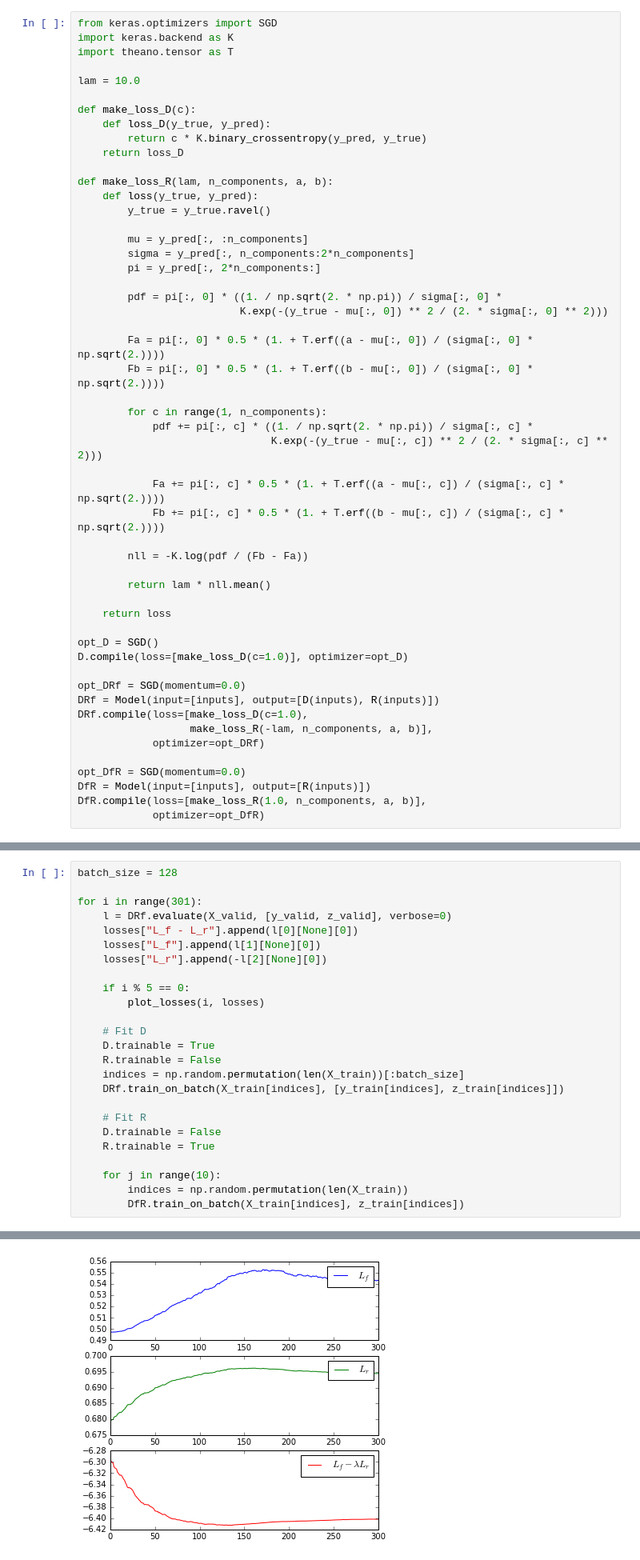
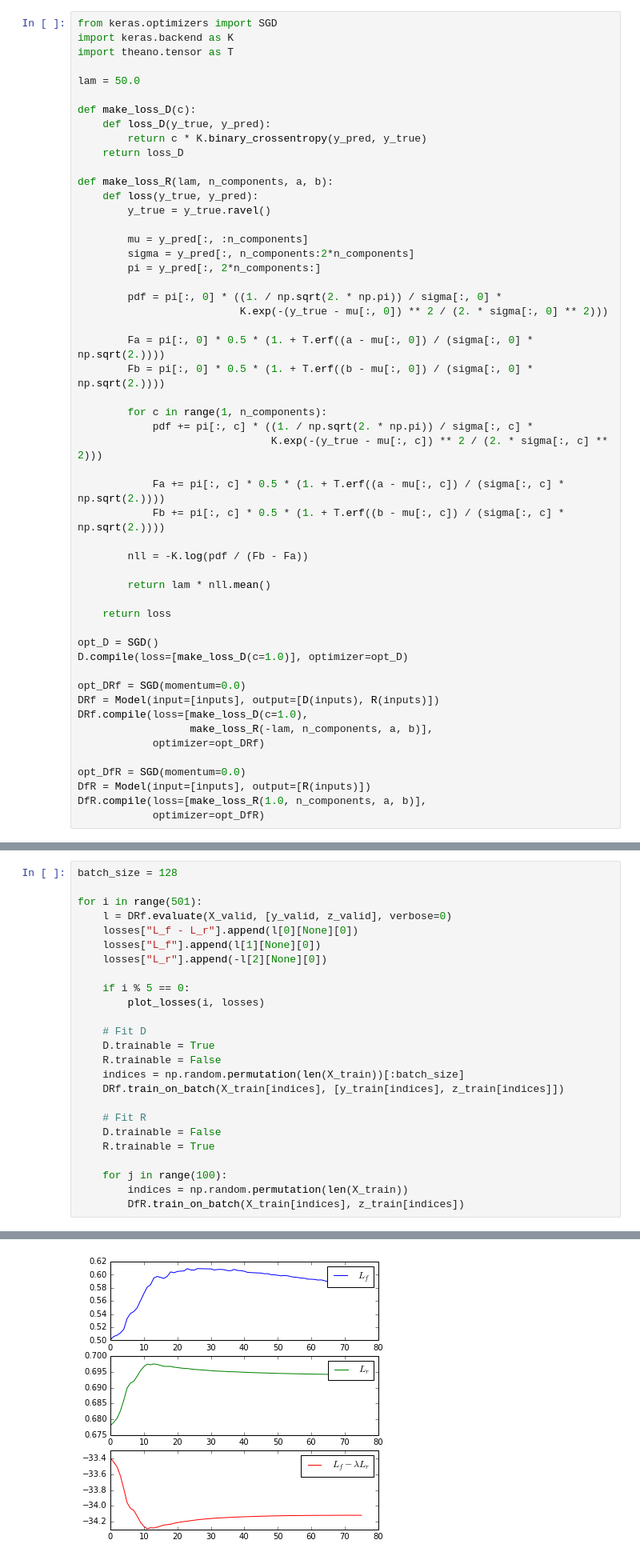
Before and after one commit to glouppe/paper-learning-to-pivot, a Jupyter notebook: code/Toy.ipynb, the cells around one changed output, grey strips where cells are left out. Shown at 80% size. Drawn from its saved outputs; the diff is of its cells as text.

```diff
--- a/code/Toy.ipynb
+++ b/code/Toy.ipynb
@@ -500,7 +500,7 @@ from keras.optimizers import SGD
 import keras.backend as K
 import theano.tensor as T
 
-lam = 10.0
+lam = 50.0
 
 def make_loss_D(c):
     def loss_D(y_true, y_pred):
@@ -720,28 +720,28 @@ losses = {"L_f": [], "L_r": [], "L_f - L_r": []}
 # %%
 batch_size = 128
 
-for i in range(301):
+for i in range(501):
     l = DRf.evaluate(X_valid, [y_valid, z_valid], verbose=0)
     losses["L_f - L_r"].append(l[0][None][0])
     losses["L_f"].append(l[1][None][0])
     losses["L_r"].append(-l[2][None][0])
 
     if i % 5 == 0:
         plot_losses(i, losses)
 
     # Fit D
     D.trainable = True
     R.trainable = False
     indices = np.random.permutation(len(X_train))[:batch_size]
     DRf.train_on_batch(X_train[indices], [y_train[indices], z_train[indices]])
 
     # Fit R
     D.trainable = False
     R.trainable = True
 
-    for j in range(10):
+    for j in range(100):
         indices = np.random.permutation(len(X_train))
         DfR.train_on_batch(X_train[indices], z_train[indices])
 # %% [output]
 <matplotlib.figure.Figure at 0x...>
-[figure, old version]
+[figure, new version]
```
Also changed, not shown: parts of 12 cells of this notebook, 12 other files.
